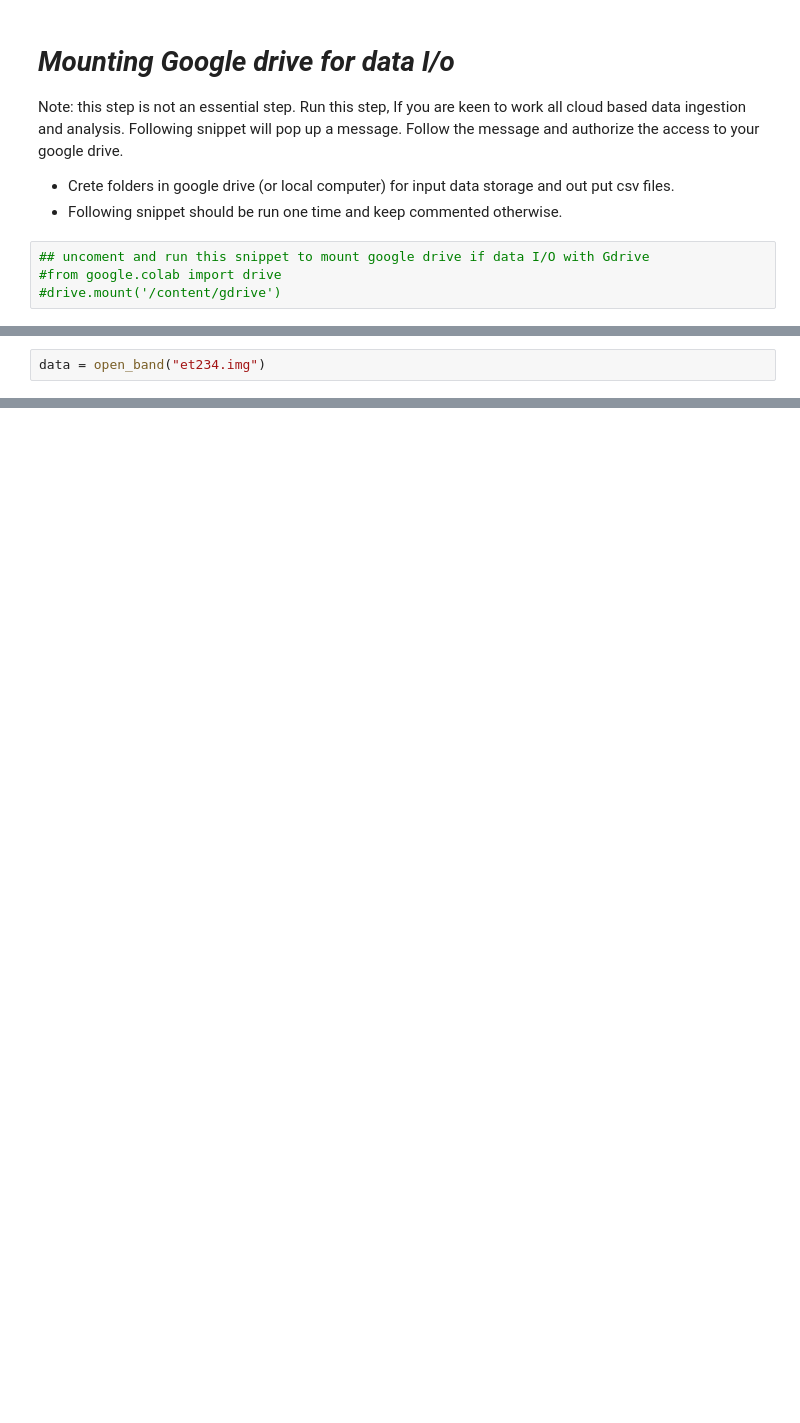
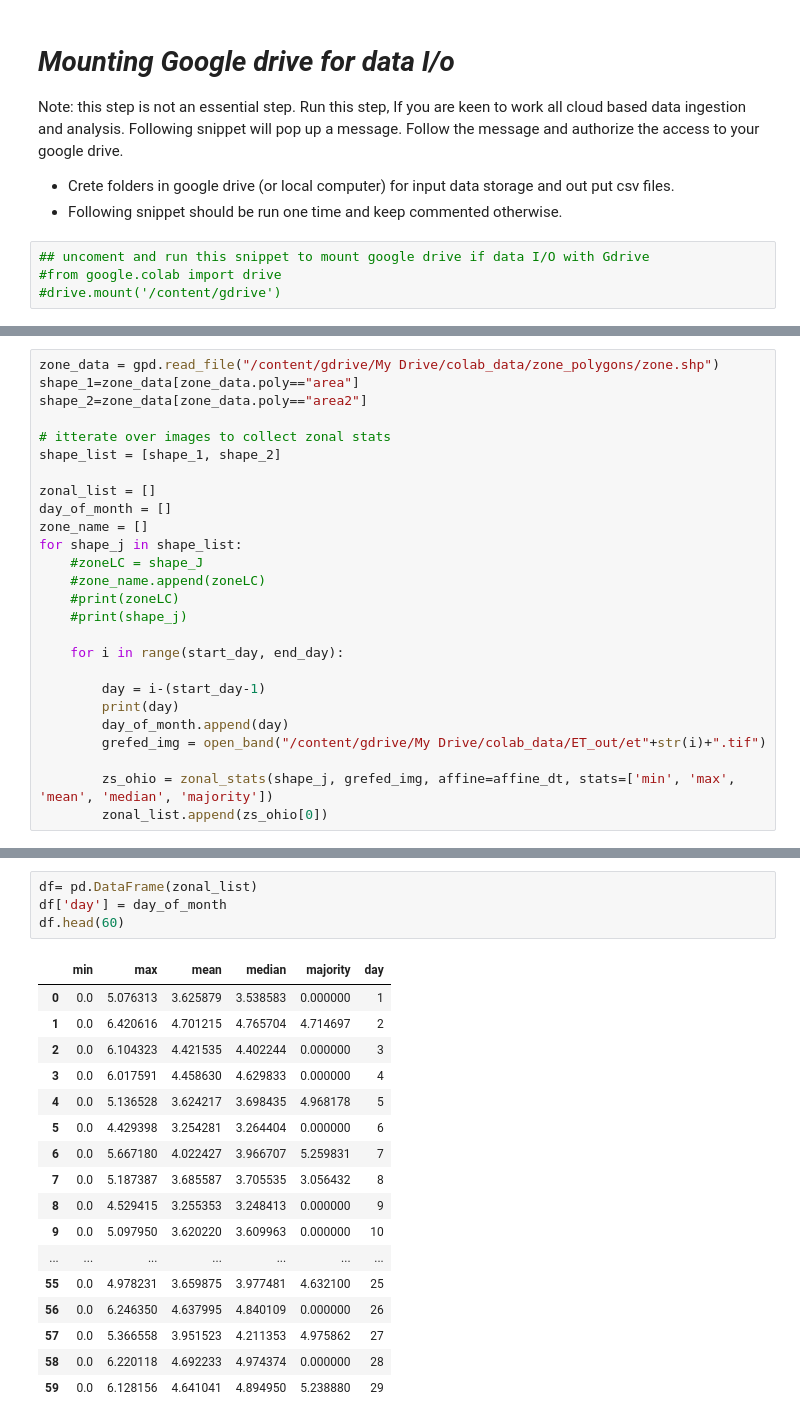
Before and after one commit to A-Marambe/Raster_tools, a Jupyter notebook: Zonal_Stat_RasterAnalysis.ipynb, the cells around one changed output, grey strips where cells are left out. Cells and saved outputs as stored; diff of their text form; blank space fills up the shorter version.

```diff
--- a/Zonal_Stat_RasterAnalysis.ipynb
+++ b/Zonal_Stat_RasterAnalysis.ipynb
@@ -55,2 +45,0 @@ os.getcwd()
-# %%
-data = open_band("et234.img")
@@ -68,0 +198,26 @@ ref_transform, ref_crs
+# %%
+zone_data = gpd.read_file("/content/gdrive/My Drive/colab_data/zone_polygons/zone.shp")
+shape_1=zone_data[zone_data.poly=="area"]
+shape_2=zone_data[zone_data.poly=="area2"]
+
+# itterate over images to collect zonal stats
+shape_list = [shape_1, shape_2]
+
+zonal_list = []
+day_of_month = []
+zone_name = []
+for shape_j in shape_list:
+    #zoneLC = shape_J
+    #zone_name.append(zoneLC)
+    #print(zoneLC)
+    #print(shape_j)
+
+    for i in range(start_day, end_day):
+
+        day = i-(start_day-1)
+        print(day)
+        day_of_month.append(day)
+        grefed_img = open_band("/content/gdrive/My Drive/colab_data/ET_out/et"+str(i)+".tif")
+
+        zs_ohio = zonal_stats(shape_j, grefed_img, affine=affine_dt, stats=['min', 'max', 'mean', 'median', 'majority'])
+        zonal_list.append(zs_ohio[0])
@@ -68,0 +243,22 @@ ref_transform, ref_crs
+# %%
+df= pd.DataFrame(zonal_list)
+df['day'] = day_of_month
+df.head(60)
+# %% [output]
+|  | min | max | mean | median | majority | day |
+| 0 | 0.0 | 5.076313 | 3.625879 | 3.538583 | 0.000000 | 1 |
+| 1 | 0.0 | 6.420616 | 4.701215 | 4.765704 | 4.714697 | 2 |
+| 2 | 0.0 | 6.104323 | 4.421535 | 4.402244 | 0.000000 | 3 |
+| 3 | 0.0 | 6.017591 | 4.458630 | 4.629833 | 0.000000 | 4 |
+| 4 | 0.0 | 5.136528 | 3.624217 | 3.698435 | 4.968178 | 5 |
+| 5 | 0.0 | 4.429398 | 3.254281 | 3.264404 | 0.000000 | 6 |
+| 6 | 0.0 | 5.667180 | 4.022427 | 3.966707 | 5.259831 | 7 |
+| 7 | 0.0 | 5.187387 | 3.685587 | 3.705535 | 3.056432 | 8 |
+| 8 | 0.0 | 4.529415 | 3.255353 | 3.248413 | 0.000000 | 9 |
+| 9 | 0.0 | 5.097950 | 3.620220 | 3.609963 | 0.000000 | 10 |
+| ... | ... | ... | ... | ... | ... | ... |
+| 55 | 0.0 | 4.978231 | 3.659875 | 3.977481 | 4.632100 | 25 |
+| 56 | 0.0 | 6.246350 | 4.637995 | 4.840109 | 0.000000 | 26 |
+| 57 | 0.0 | 5.366558 | 3.951523 | 4.211353 | 4.975862 | 27 |
+| 58 | 0.0 | 6.220118 | 4.692233 | 4.974374 | 0.000000 | 28 |
+| 59 | 0.0 | 6.128156 | 4.641041 | 4.894950 | 5.238880 | 29 |
```
Also changed, not shown: parts of 15 cells of this notebook.
